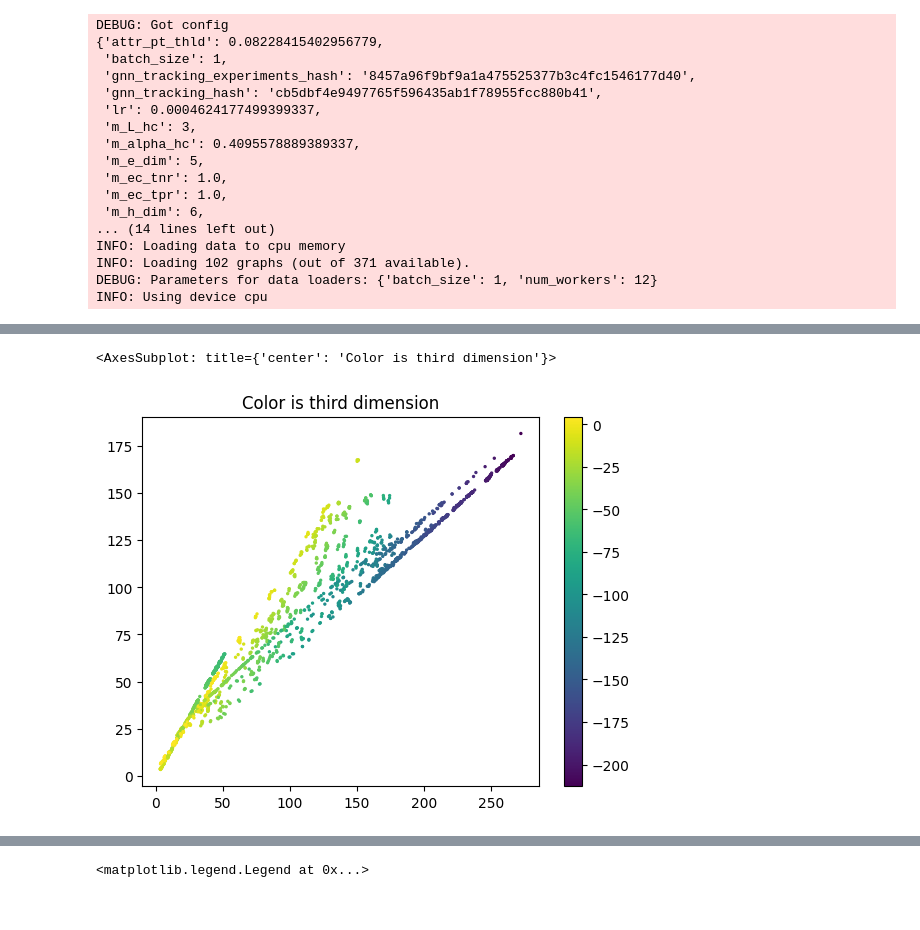
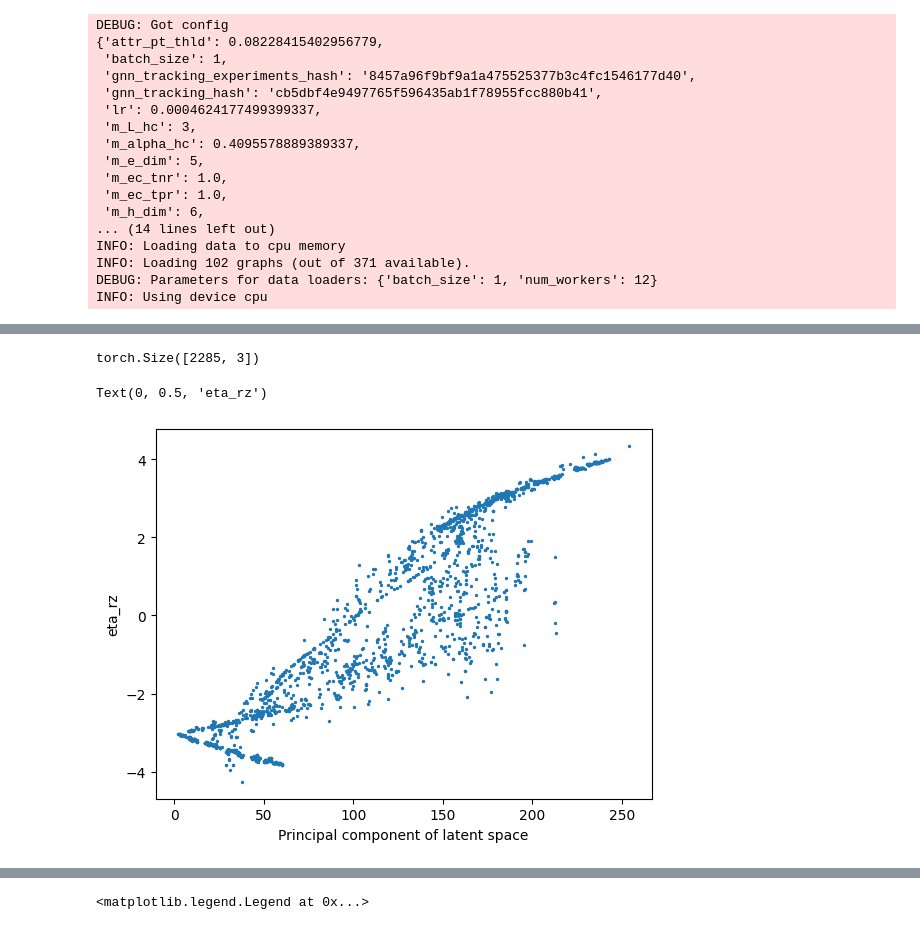
Before and after one commit to gnn-tracking/klieret-gnn-tracking-experiments, a Jupyter notebook: notebooks/restore_and_cluster_plots.ipynb, the cells around one changed output, grey strips where cells are left out. Drawn from its saved outputs; the diff is of its cells as text; code cells hidden in the pictures.

```diff
--- a/notebooks/restore_and_cluster_plots.ipynb
+++ b/notebooks/restore_and_cluster_plots.ipynb
@@ -104,6 +104,7 @@ plot_coordinates_3d(x, pid)
 # %%
-%matplotlib inline
-plot_coordinates_flat(x)
+# %matplotlib notebook
+# ax = plot_coordinates_3d(x, pid)
+# lambdas = np.linspace(0, 100)
+# for i in range(3):
+#     ax.plot(v[i, 0]*lambdas, v[i, 1]*lambdas, v[i, 2]*lambdas, ls="-", label=i)
+# ax.legend()
-# %% [output]
-<AxesSubplot: title={'center': 'Color is third dimension'}>
-[figure, removed]
@@ -112,3 +111,7 @@ plot_all_coordinates(x)
+# %%
+x.shape
+# %% [output]
+torch.Size([2285, 3])
 # %%
 # plt.scatter(x[pid > 0][:, 0], x[pid > 0][:, 1], c="black", label="No noise")
 # plt.scatter(x[pid <= 0][:, 0], x[pid <= 0][:, 1], c="red", label="Noise")
@@ -115,0 +125,7 @@ plot_all_coordinates(x)
+# %%
+plt.scatter(x_major[:, 0], data.x[:, 3], s=2)
+plt.xlabel("Principal component of latent space")
+plt.ylabel("eta_rz")
+# %% [output]
+Text(0, 0.5, 'eta_rz')
+[figure, added]
```
Also changed, not shown: parts of 28 cells of this notebook.
